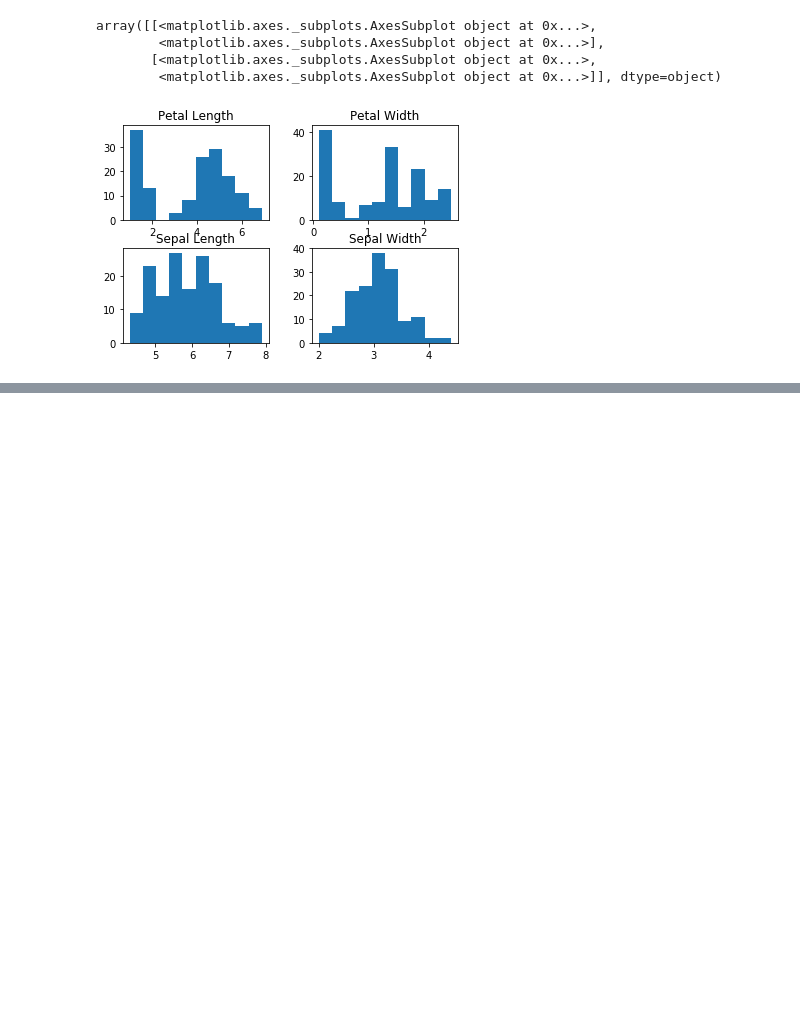
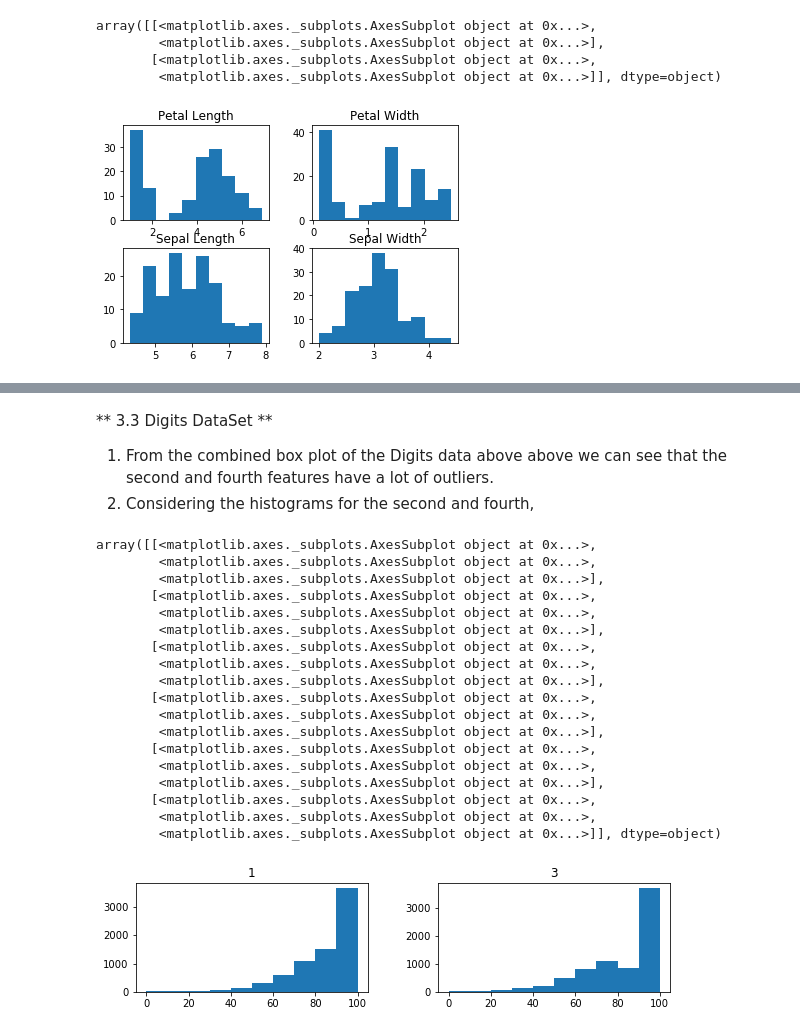
Before and after one commit to david-agumya/CS6220-Data-Mining, a Jupyter notebook: Assignment2.ipynb, the cells around one changed output, grey strips where cells are left out. Saved outputs shown, nothing was run; the diff lists cells and outputs as text; code cells hidden in the pictures; blank space fills up the shorter version.

```diff
--- a/Assignment2.ipynb
+++ b/Assignment2.ipynb
@@ -138,0 +254,27 @@ array([[<matplotlib.axes._subplots.AxesSubplot object at 0x...>,
+# %% [markdown]
+** 3.3 Digits DataSet **
+1. From the combined box plot of the Digits data above above we can see that the second and fourth features have a lot of outliers.
+2. Considering the histograms for the second and fourth,
+# %%
+# [1,3] - second and fourth features
+digits_df.hist(column=[1,3], grid=False, figsize=(15,15), layout=(6,3))
+# %% [output]
+array([[<matplotlib.axes._subplots.AxesSubplot object at 0x...>,
+        <matplotlib.axes._subplots.AxesSubplot object at 0x...>,
+        <matplotlib.axes._subplots.AxesSubplot object at 0x...>],
+       [<matplotlib.axes._subplots.AxesSubplot object at 0x...>,
+        <matplotlib.axes._subplots.AxesSubplot object at 0x...>,
+        <matplotlib.axes._subplots.AxesSubplot object at 0x...>],
+       [<matplotlib.axes._subplots.AxesSubplot object at 0x...>,
+        <matplotlib.axes._subplots.AxesSubplot object at 0x...>,
+        <matplotlib.axes._subplots.AxesSubplot object at 0x...>],
+       [<matplotlib.axes._subplots.AxesSubplot object at 0x...>,
+        <matplotlib.axes._subplots.AxesSubplot object at 0x...>,
+        <matplotlib.axes._subplots.AxesSubplot object at 0x...>],
+       [<matplotlib.axes._subplots.AxesSubplot object at 0x...>,
+        <matplotlib.axes._subplots.AxesSubplot object at 0x...>,
+        <matplotlib.axes._subplots.AxesSubplot object at 0x...>],
+       [<matplotlib.axes._subplots.AxesSubplot object at 0x...>,
+        <matplotlib.axes._subplots.AxesSubplot object at 0x...>,
+        <matplotlib.axes._subplots.AxesSubplot object at 0x...>]], dtype=object)
+[figure, added]
```
Also changed, not shown: parts of 17 cells of this notebook.
